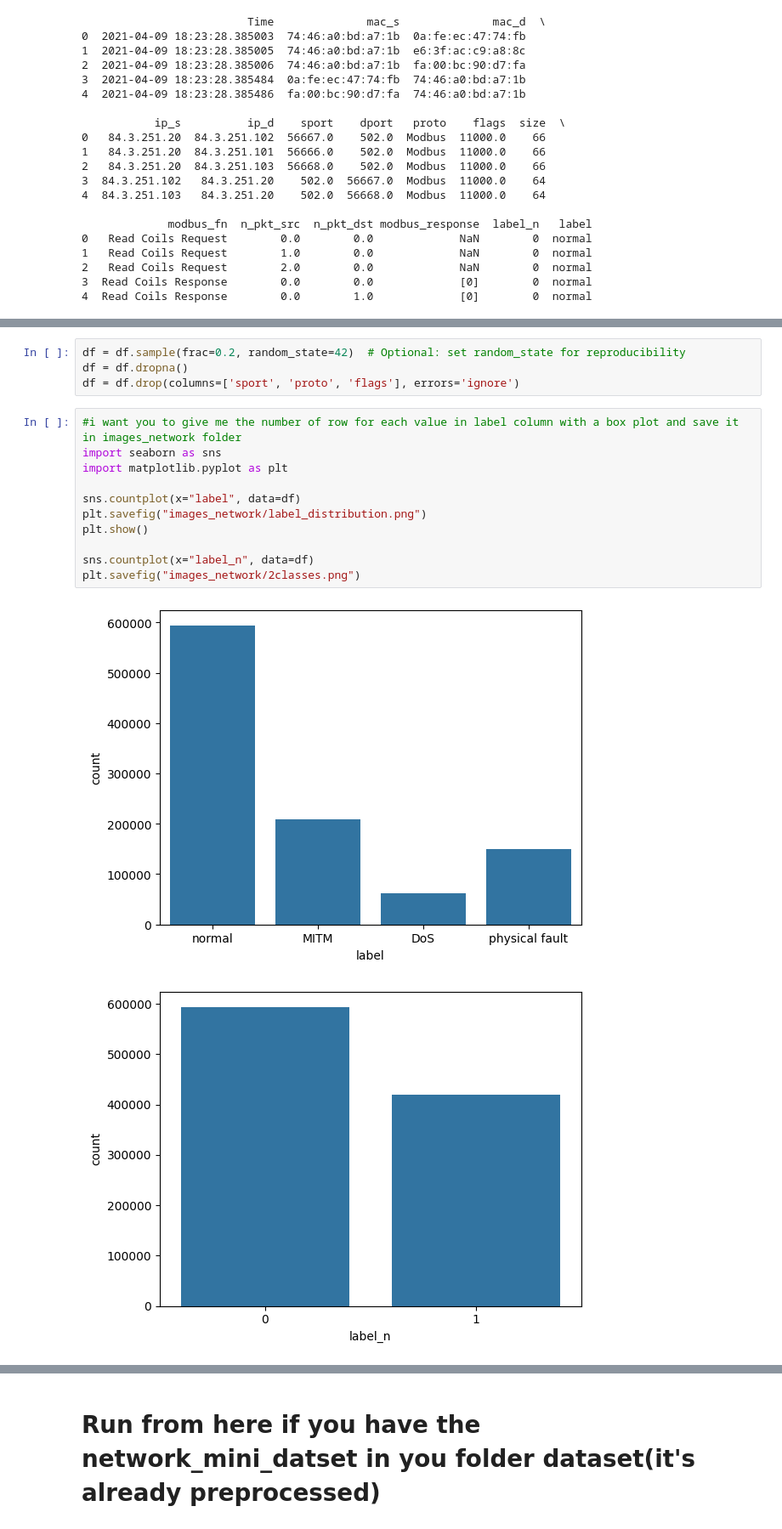
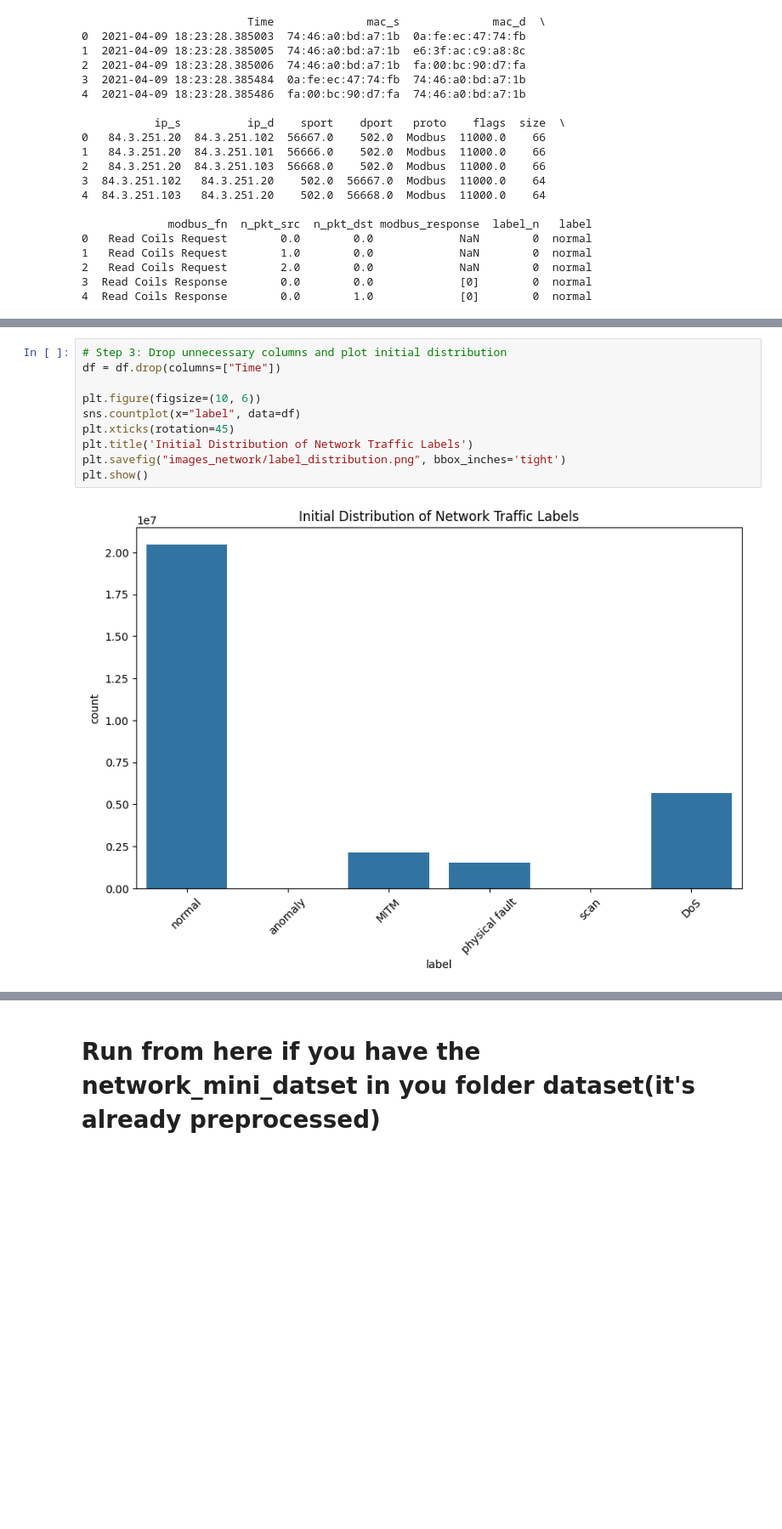
Before and after one commit to Times0/projet-entreposage, a Jupyter notebook: network_pd.ipynb, the cells around one changed output, grey strips where cells are left out. Shown: that part at 85% size. Drawn from its saved outputs; the diff is of its cells as text; blank space fills up the shorter version.

```diff
--- a/network_pd.ipynb
+++ b/network_pd.ipynb
@@ -97,18 +78,12 @@ df = pd.concat([normal_rows, other_rows], ignore_index=True)
-# %%
-df = df.sample(frac=0.2, random_state=42)  # Optional: set random_state for reproducibility
-df = df.dropna()
-df = df.drop(columns=['sport', 'proto', 'flags'], errors='ignore')
-# %%
-#i want you to give me the number of row for each value in label column with a box plot and save it in images_network folder
-import seaborn as sns
-import matplotlib.pyplot as plt
-
-sns.countplot(x="label", data=df)
-plt.savefig("images_network/label_distribution.png")
-plt.show()
-
-sns.countplot(x="label_n", data=df)
-plt.savefig("images_network/2classes.png")
-# %% [output]
-[figure, removed]
-[figure, removed]
+# %%
+# Step 3: Drop unnecessary columns and plot initial distribution
+df = df.drop(columns=["Time"])
+
+plt.figure(figsize=(10, 6))
+sns.countplot(x="label", data=df)
+plt.xticks(rotation=45)
+plt.title('Initial Distribution of Network Traffic Labels')
+plt.savefig("images_network/label_distribution.png", bbox_inches='tight')
+plt.show()
+# %% [output]
+[figure, added]
```
Also changed, not shown: parts of 11 cells of this notebook, 7 other files.
